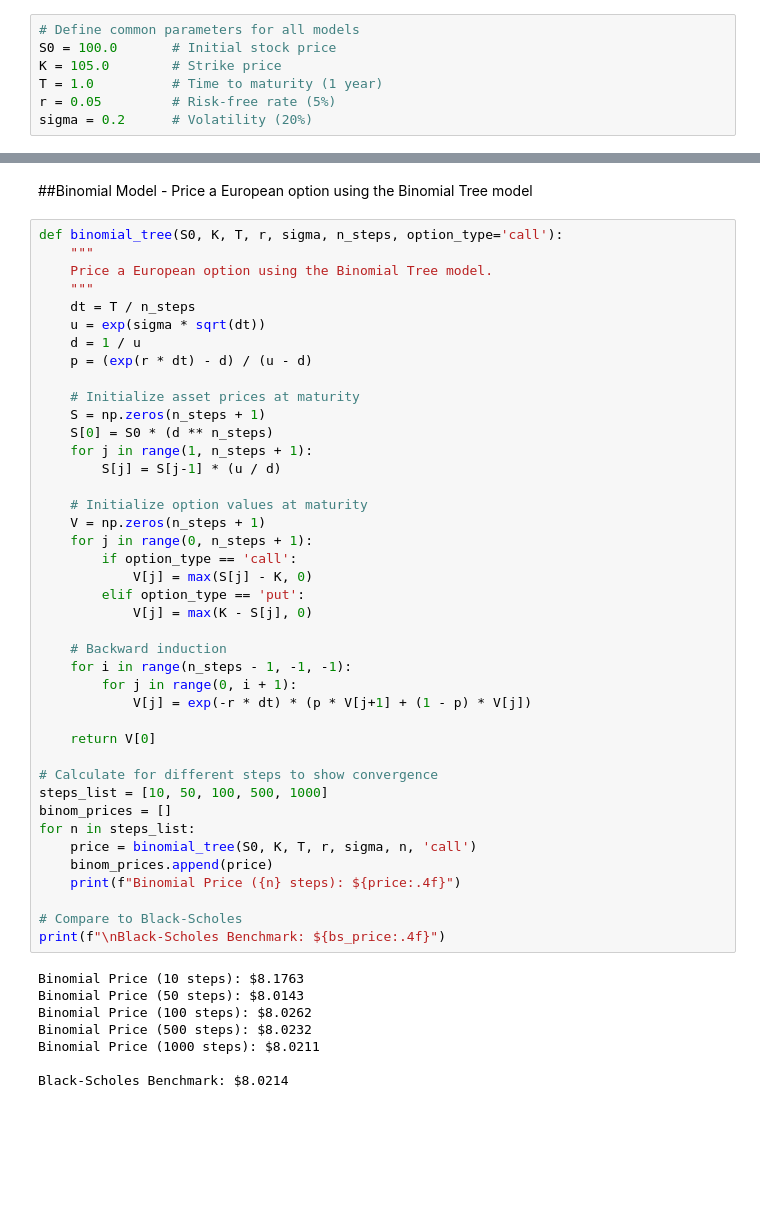
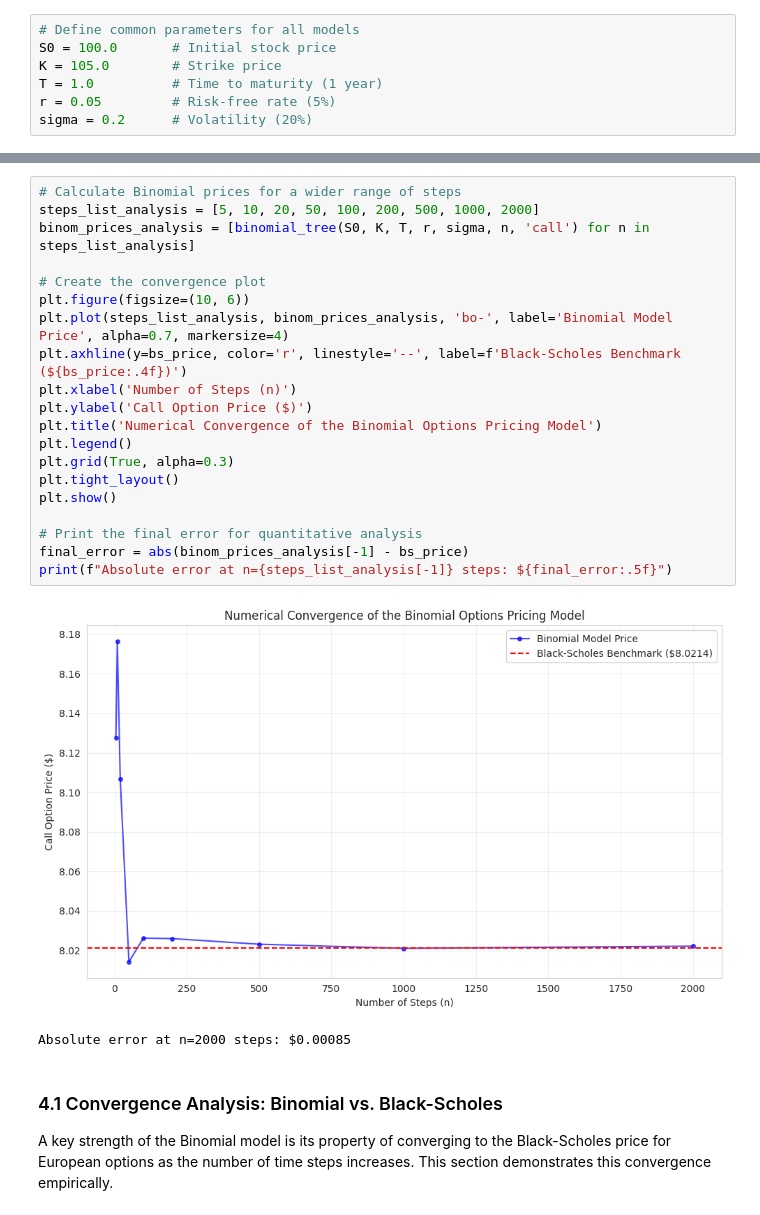
Before and after one commit to bluealphanumeric9/Quantitative-Finance, a Jupyter notebook: Derivatives_Pricing_Model.ipynb, the cells around one changed output, grey strips where cells are left out. Cells and saved outputs as stored; diff of their text form; blank space fills up the shorter version.

```diff
--- a/Derivatives_Pricing_Model.ipynb
+++ b/Derivatives_Pricing_Model.ipynb
@@ -54,52 +108,28 @@ Black-Scholes European Call Price: $8.0214
-# %% [markdown]
-##Binomial Model -  Price a European option using the Binomial Tree model
-# %%
-def binomial_tree(S0, K, T, r, sigma, n_steps, option_type='call'):
-    """
-    Price a European option using the Binomial Tree model.
-    """
-    dt = T / n_steps
-    u = exp(sigma * sqrt(dt))
-    d = 1 / u
-    p = (exp(r * dt) - d) / (u - d)
-
-    # Initialize asset prices at maturity
-    S = np.zeros(n_steps + 1)
-    S[0] = S0 * (d ** n_steps)
-    for j in range(1, n_steps + 1):
-        S[j] = S[j-1] * (u / d)
-
-    # Initialize option values at maturity
-    V = np.zeros(n_steps + 1)
-    for j in range(0, n_steps + 1):
-        if option_type == 'call':
-            V[j] = max(S[j] - K, 0)
-        elif option_type == 'put':
-            V[j] = max(K - S[j], 0)
-
-    # Backward induction
-    for i in range(n_steps - 1, -1, -1):
-        for j in range(0, i + 1):
-            V[j] = exp(-r * dt) * (p * V[j+1] + (1 - p) * V[j])
-
-    return V[0]
-
-# Calculate for different steps to show convergence
-steps_list = [10, 50, 100, 500, 1000]
-binom_prices = []
-for n in steps_list:
-    price = binomial_tree(S0, K, T, r, sigma, n, 'call')
-    binom_prices.append(price)
-    print(f"Binomial Price ({n} steps): ${price:.4f}")
-
-# Compare to Black-Scholes
-print(f"\nBlack-Scholes Benchmark: ${bs_price:.4f}")
-# %% [output]
-Binomial Price (10 steps): $8.1763
-Binomial Price (50 steps): $8.0143
-Binomial Price (100 steps): $8.0262
-Binomial Price (500 steps): $8.0232
-Binomial Price (1000 steps): $8.0211
-
-Black-Scholes Benchmark: $8.0214
+# %%
+# Calculate Binomial prices for a wider range of steps
+steps_list_analysis = [5, 10, 20, 50, 100, 200, 500, 1000, 2000]
+binom_prices_analysis = [binomial_tree(S0, K, T, r, sigma, n, 'call') for n in steps_list_analysis]
+
+# Create the convergence plot
+plt.figure(figsize=(10, 6))
+plt.plot(steps_list_analysis, binom_prices_analysis, 'bo-', label='Binomial Model Price', alpha=0.7, markersize=4)
+plt.axhline(y=bs_price, color='r', linestyle='--', label=f'Black-Scholes Benchmark (${bs_price:.4f})')
+plt.xlabel('Number of Steps (n)')
+plt.ylabel('Call Option Price ($)')
+plt.title('Numerical Convergence of the Binomial Options Pricing Model')
+plt.legend()
+plt.grid(True, alpha=0.3)
+plt.tight_layout()
+plt.show()
+
+# Print the final error for quantitative analysis
+final_error = abs(binom_prices_analysis[-1] - bs_price)
+print(f"Absolute error at n={steps_list_analysis[-1]} steps: ${final_error:.5f}")
+# %% [output]
+[figure, added]
+Absolute error at n=2000 steps: $0.00085
+# %% [markdown]
+### 4.1 Convergence Analysis: Binomial vs. Black-Scholes
+
+A key strength of the Binomial model is its property of converging to the Black-Scholes price for European options as the number of time steps increases. This section demonstrates this convergence empirically.
 # %% [markdown]
```
Also changed, not shown: parts of 32 cells of this notebook.
